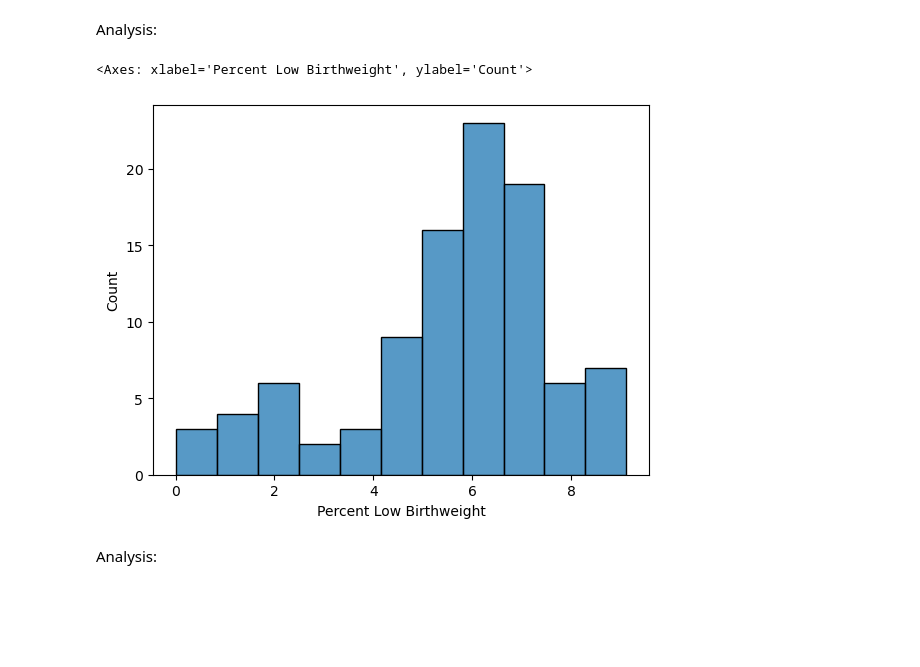
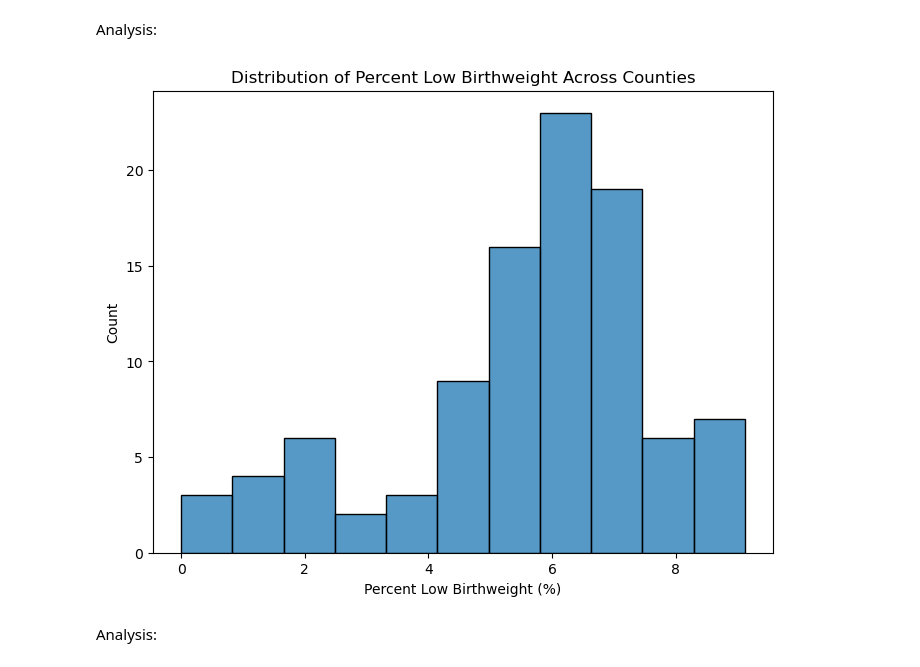
Before and after one commit to COGS108/Group095_WI26, a Jupyter notebook: 02-EDACheckpoint.ipynb, the cells around one changed output. Cells and saved outputs as stored; diff of their text form; code cells hidden in the pictures; blank space fills up the shorter version.

Commit message:
Histogram, scatter plot labels, and heatmap

```diff
--- a/02-EDACheckpoint.ipynb
+++ b/02-EDACheckpoint.ipynb
@@ -777,10 +777,17 @@ sns.histplot(per_county["PM2.5 Mean"])
 Analysis:
 # %%
 # Next is low birthweight percentages
-sns.histplot(per_county["Percent Low Birthweight"])
+plt.figure(figsize=(8,6))
+
+sns.histplot(per_county['Percent Low Birthweight'])
+
+plt.title("Distribution of Percent Low Birthweight Across Counties")
+plt.xlabel("Percent Low Birthweight (%)")
+plt.ylabel("Count")
+
+plt.show()
 # %% [output]
-<Axes: xlabel='Percent Low Birthweight', ylabel='Count'>
-[figure, old version]
+[figure, new version]
 # %% [markdown]
 Analysis:
 # %% [markdown]
```
Also changed, not shown: parts of 5 cells of this notebook, 3 other files.
